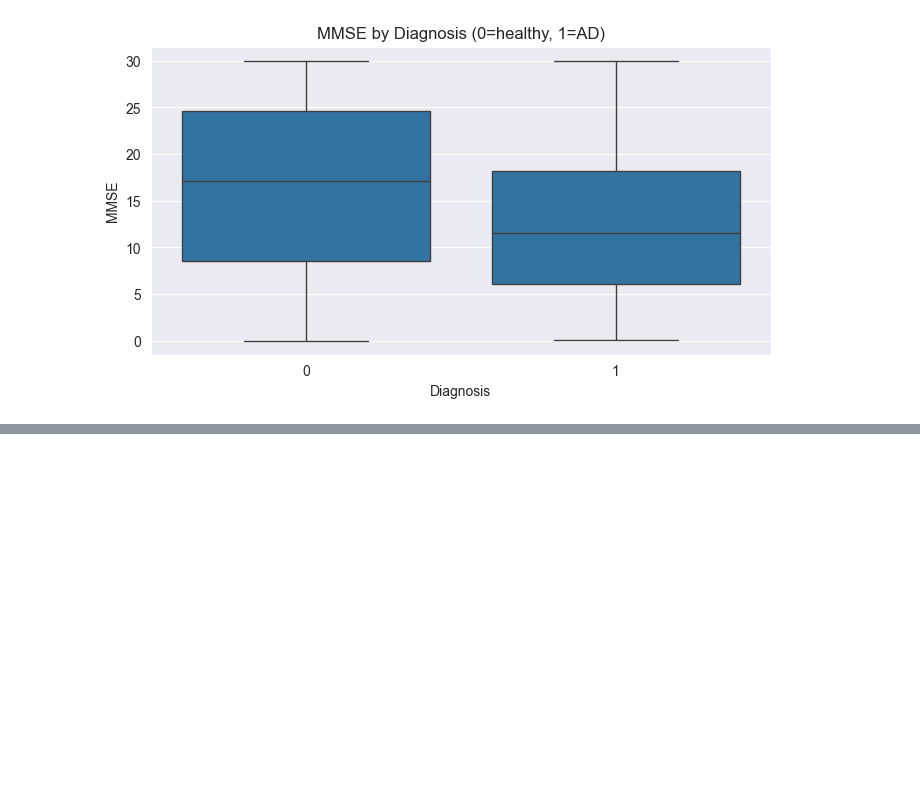
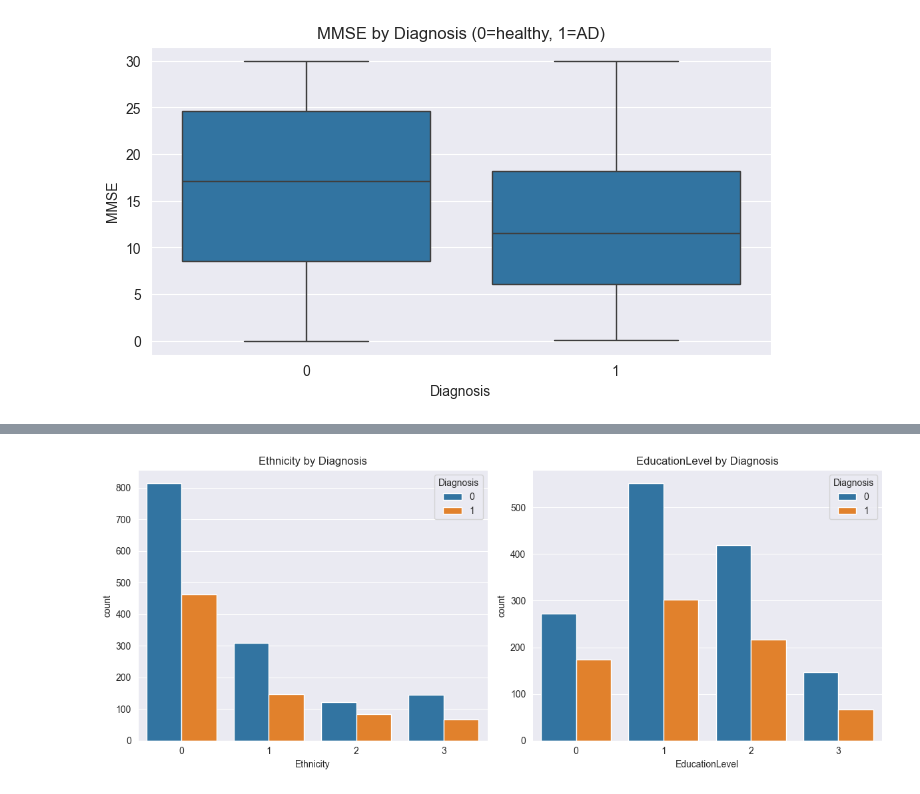
Before and after one commit to artkowal/alzheimer_detection, a Jupyter notebook: notebooks/eda.ipynb, the cells around one changed output, grey strips where cells are left out. Saved outputs shown, nothing was run; the diff lists cells and outputs as text; code cells hidden in the pictures; blank space fills up the shorter version.

```diff
--- a/notebooks/eda.ipynb
+++ b/notebooks/eda.ipynb
@@ -61,0 +78,13 @@ Text(0.5, 1.0, 'MMSE by Diagnosis (0=healthy, 1=AD)')
+# %%
+# Countplot dla zmiennych kategorycznych
+plt.figure(figsize=(12, 5))
+plt.subplot(1,2,1)
+sns.countplot(x='Ethnicity', hue=df['Diagnosis'], data=df)
+plt.title("Ethnicity by Diagnosis")
+
+plt.subplot(1,2,2)
+sns.countplot(x='EducationLevel', hue=df['Diagnosis'], data=df)
+plt.title("EducationLevel by Diagnosis")
+plt.tight_layout()
+# %% [output]
+[figure, added]
```
Also changed, not shown: parts of 2 cells of this notebook.
